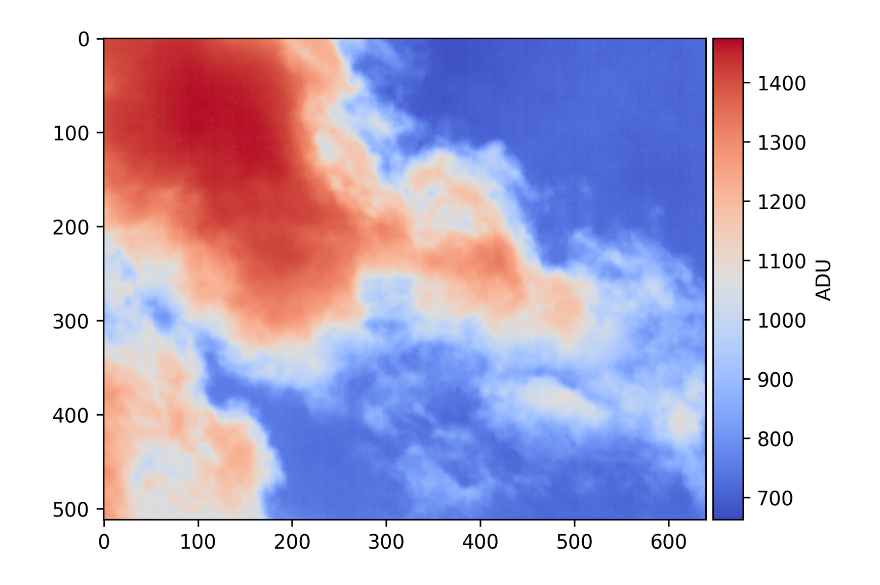
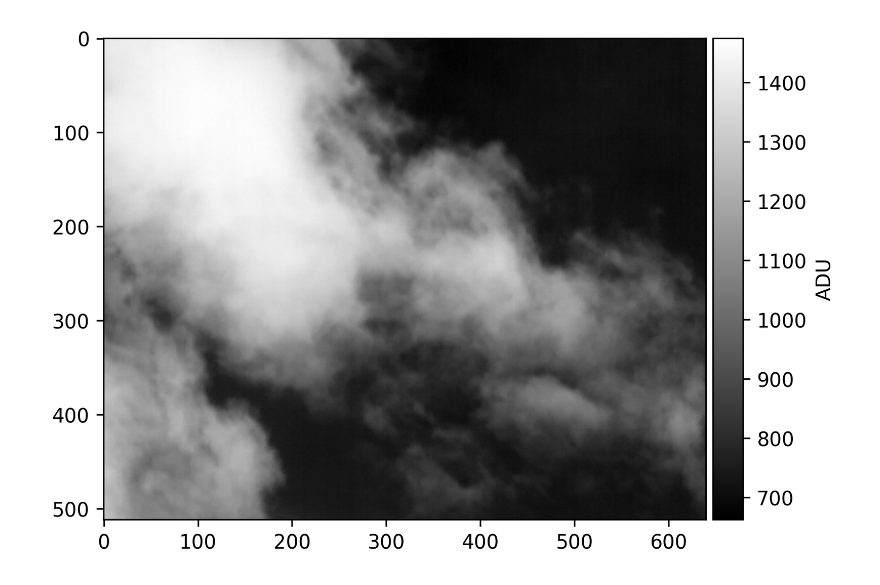
Before and after one commit to ASKabalan/-infrared-cloud-detection-, a Jupyter notebook: notebooks/plot_infrared_image.ipynb, the cells around one changed output. Drawn from its saved outputs; the diff is of its cells as text; code cells hidden in the pictures.

```diff
--- a/notebooks/plot_infrared_image.ipynb
+++ b/notebooks/plot_infrared_image.ipynb
@@ -7,18 +7,18 @@ import glob
 # %%
 list_filenames = glob.glob('../CLOUD_IMAGES/DATASET_1/*.fits')
 #image_name = random.choice(list_filenames)
-image_name = '../CLOUD_IMAGES/DATASET_1/2023_01_23_22_29_55_186501_flux.fits'
+image_name = '../../CLOUD_IMAGES/DATASET_1/2023_01_23_22_29_55_186501_flux.fits'
 image = fits.getdata(image_name)
 # %%
 fig, ax = plt.subplots(1, 1, figsize=(6, 4), dpi=300)
-im1 = ax.imshow(image, cmap='coolwarm')
+im1 = ax.imshow(image, cmap='gray')
 divider = make_axes_locatable(ax)
 cax = divider.append_axes('right', size='5%', pad=0.05)
 cbar1 = fig.colorbar(im1, cax=cax, orientation='vertical')
 cbar1.ax.set_ylabel('ADU')
 
 plt.tight_layout()
-plt.savefig('paper/figures/sample_sky_image.pdf', dpi=600)
+plt.savefig('../paper/figures/sample_sky_image.pdf', dpi=600)
 plt.show()
 # %% [output]
-[figure, old version]
+[figure, new version]
```
Also changed, not shown: 14 other files.
